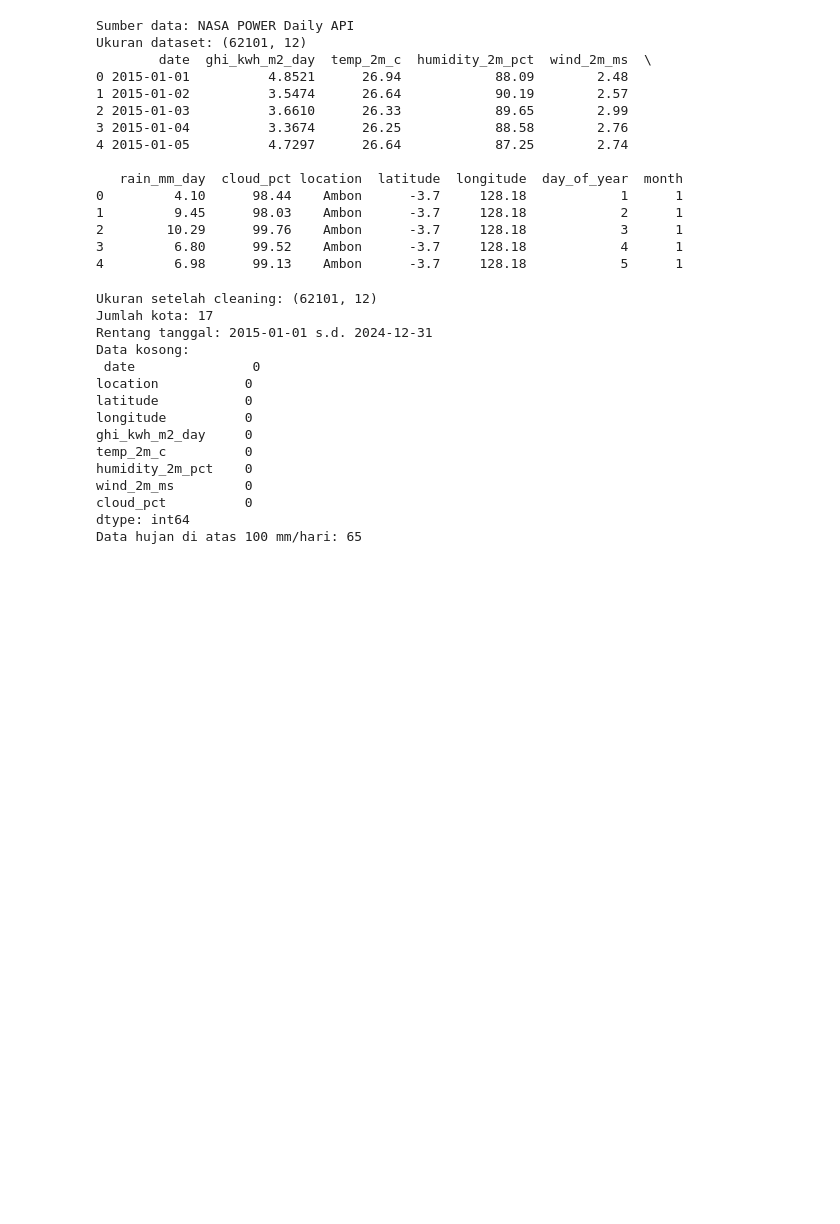
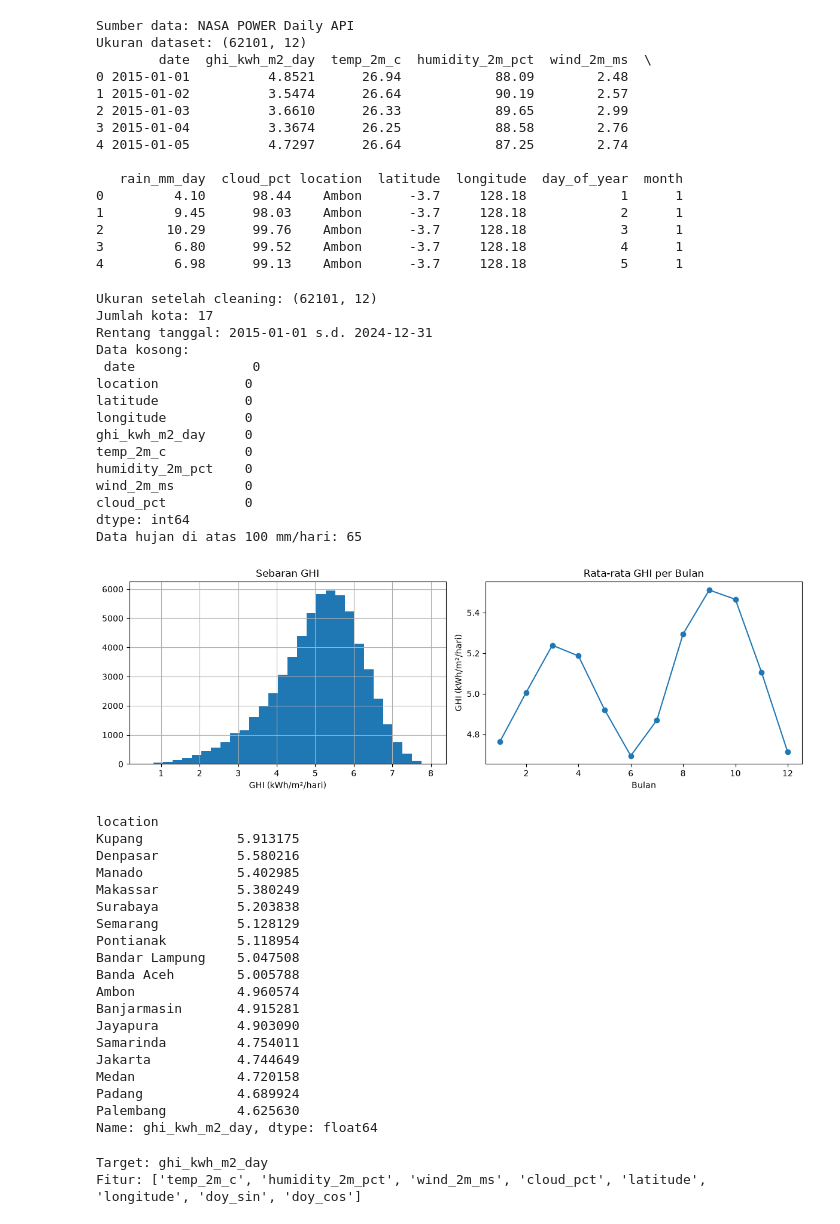
Before and after one commit to analisis335-ai/AI-DAYA-SURYA, a Jupyter notebook: project2.ipynb, the cells around one changed output. Cells and saved outputs as stored; diff of their text form; code cells hidden in the pictures; blank space fills up the shorter version.

```diff
--- a/project2.ipynb
+++ b/project2.ipynb
@@ -63,3 +63,63 @@ wind_2m_ms         0
 cloud_pct          0
 dtype: int64
 Data hujan di atas 100 mm/hari: 65
+# %%
+fig, ax = plt.subplots(1, 2, figsize=(12, 4))
+
+df[TARGET].hist(bins=30, ax=ax[0])
+ax[0].set_title("Sebaran GHI")
+ax[0].set_xlabel("GHI (kWh/m²/hari)")
+
+df.groupby(df["date"].dt.month)[TARGET].mean().plot(ax=ax[1], marker="o")
+ax[1].set_title("Rata-rata GHI per Bulan")
+ax[1].set_xlabel("Bulan")
+ax[1].set_ylabel("GHI (kWh/m²/hari)")
+
+plt.tight_layout()
+plt.show()
+
+print(df.groupby("location")[TARGET].mean().sort_values(ascending=False))
+# %% [output]
+[figure, added]
+location
+Kupang            5.913175
+Denpasar          5.580216
+Manado            5.402985
+Makassar          5.380249
+Surabaya          5.203838
+Semarang          5.128129
+Pontianak         5.118954
+Bandar Lampung    5.047508
+Banda Aceh        5.005788
+Ambon             4.960574
+Banjarmasin       4.915281
+Jayapura          4.903090
+Samarinda         4.754011
+Jakarta           4.744649
+Medan             4.720158
+Padang            4.689924
+Palembang         4.625630
+Name: ghi_kwh_m2_day, dtype: float64
+# %%
+df["month"] = df["date"].dt.month
+hari = df["date"].dt.dayofyear
+
+df["doy_sin"] = np.sin(2 * np.pi * hari / 365.25)
+df["doy_cos"] = np.cos(2 * np.pi * hari / 365.25)
+
+FEATURES = [
+    "temp_2m_c",
+    "humidity_2m_pct",
+    "wind_2m_ms",
+    "cloud_pct",
+    "latitude",
+    "longitude",
+    "doy_sin",
+    "doy_cos"
+]
+
+print("Target:", TARGET)
+print("Fitur:", FEATURES)
+# %% [output]
+Target: ghi_kwh_m2_day
+Fitur: ['temp_2m_c', 'humidity_2m_pct', 'wind_2m_ms', 'cloud_pct', 'latitude', 'longitude', 'doy_sin', 'doy_cos']
```
